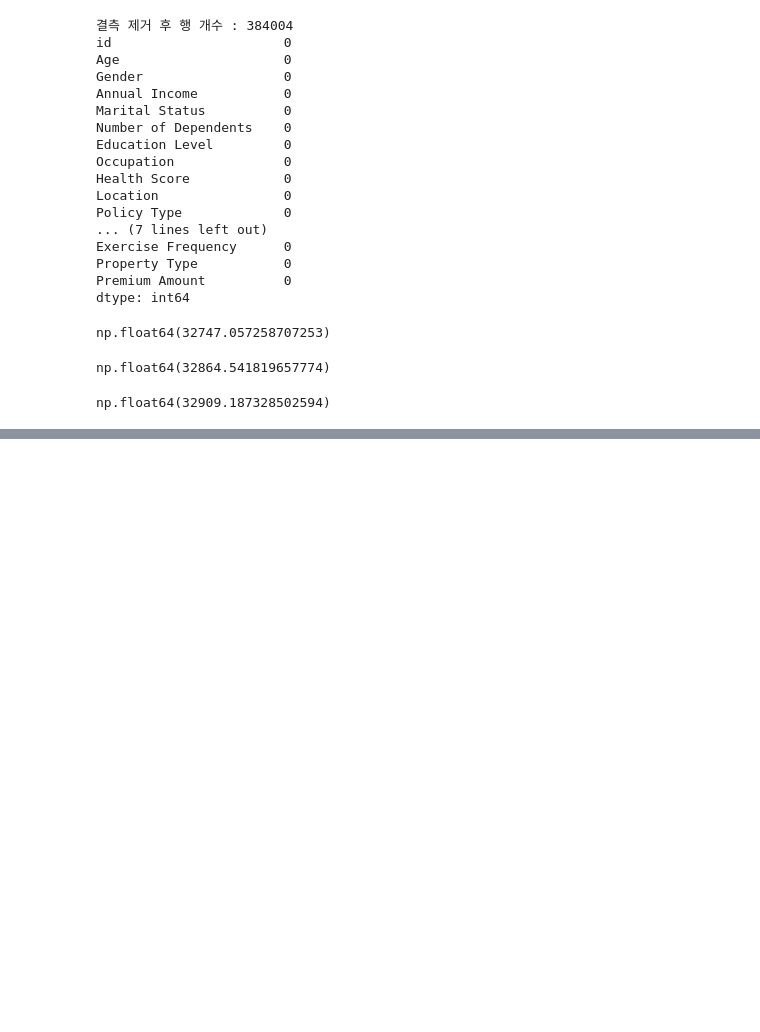
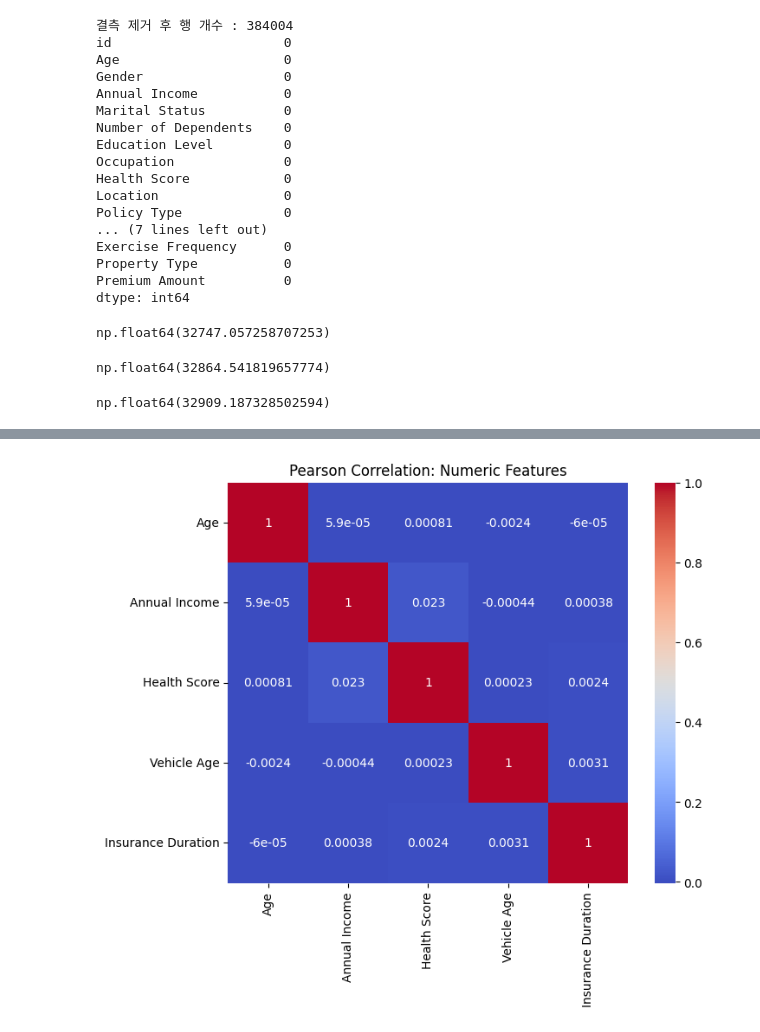
Before and after one commit to kdw434/4gun4_new_project, a Jupyter notebook: dongwan/dongwan.ipynb, the cells around one changed output, grey strips where cells are left out. Saved outputs shown, nothing was run; the diff lists cells and outputs as text; code cells hidden in the pictures; blank space fills up the shorter version.

Commit message:
TEST4

```diff
--- a/dongwan/dongwan.ipynb
+++ b/dongwan/dongwan.ipynb
@@ -64,0 +104,12 @@ np.float64(32909.187328502594)
+# %%
+import numpy as np
+
+
+# 결측 플래그 생성
+train['Number_of_Dependents_missing'] = train['Number of Dependents'].isnull().astype(int)
+
+
+# 구간화 예시 (0명, 1~2명, 3명 이상)
+bins = [-np.inf, 0, 2, np.inf]
+labels = ['0', '1-2', '3+']
+train['Number_of_Dependents_bin'] = pd.cut(train['Number of Dependents'], bins=bins, labels=labels)
@@ -64,0 +141,6 @@ np.float64(32909.187328502594)
+# %%
+# Vehicle Age 결측 행 삭제
+train = train[train['Vehicle Age'].notnull()]
+
+# Insurance Duration 결측 행 삭제
+train = train[train['Insurance Duration'].notnull()]
@@ -64,0 +355,68 @@ np.float64(32909.187328502594)
+# %%
+import pandas as pd
+import numpy as np
+import seaborn as sns
+import matplotlib.pyplot as plt
+import scipy.stats as stats
+from sklearn.feature_selection import mutual_info_regression
+from sklearn.preprocessing import LabelEncoder
+# 전처리: Number_of_Dependents_bin 생성
+train['Number of Dependents'] = train['Number of Dependents'].fillna(0)
+def bin_dependents(x):
+    if x == 0:
+        return '0'
+    elif x <= 2:
+        return '1-2'
+    else:
+        return '3+'
+train['Number_of_Dependents_bin'] = train['Number of Dependents'].apply(bin_dependents)
+# 1) 수치형 간 Pearson 상관분석
+num_cols = ['Age', 'Annual Income', 'Health Score', 'Vehicle Age', 'Insurance Duration']
+corr = train[num_cols].corr(method='pearson')
+plt.figure(figsize=(8, 6))
+sns.heatmap(corr, annot=True, cmap='coolwarm', square=True)
+plt.title('Pearson Correlation: Numeric Features')
+plt.show()
+# 2) 범주형-수치형 분석: Boxplot + ANOVA
+sns.boxplot(x='Marital Status', y='Age', data=train)
+plt.title(' Age by Marital Status')
+plt.show()
+grouped = [train.loc[train['Marital Status'] == g, 'Age'].dropna() for g in train['Marital Status'].unique()]
+anova_result = stats.f_oneway(*grouped)
+print('ANOVA p-value:', anova_result.pvalue)
+# 3) 범주형-범주형 분석: 카이제곱 + Cramér’s V + Countplot
+contingency = pd.crosstab(train['Marital Status'], train['Number_of_Dependents_bin'])
+chi2, p, dof, expected = stats.chi2_contingency(contingency)
+print('Chi2-test p-value:', p)
+def cramers_v(conf_matrix):
+    chi2 = stats.chi2_contingency(conf_matrix)[0]
+    n = conf_matrix.sum().sum()
+    r, k = conf_matrix.shape
+    return np.sqrt(chi2 / (n * (min(r, k)-1)))
+print("Cramér’s V:", cramers_v(contingency))
+sns.countplot(data=train, x='Marital Status', hue='Number_of_Dependents_bin')
+plt.title('Countplot of Marital Status by Dependents Bin')
+plt.xticks(rotation=45)
+plt.tight_layout()
+plt.show()
+# 4) Mutual Information 분석 (혼합형)
+df_enc = train.copy()
+# 범주형 변수 인코딩
+for col in df_enc.select_dtypes(include=['object', 'category']).columns:
+    df_enc[col] = LabelEncoder().fit_transform(df_enc[col].astype(str))
+# Y값 (target 변수) 설정
+y = df_enc['Premium Amount']  # ← target 변수명 필요 시 수정
+X = df_enc.drop(columns=['Premium Amount'])
+# Mutual Information 계산
+mi = mutual_info_regression(X, y, discrete_features='auto')
+mi_df = pd.DataFrame({'feature': X.columns, 'mutual_info': mi})
+mi_df = mi_df.sort_values(by='mutual_info', ascending=False)
+# 시각화
+plt.figure(figsize=(12, 6))
+sns.barplot(x='feature', y='mutual_info', data=mi_df)
+plt.title('Mutual Information with Target')
+plt.xticks(rotation=90)
+plt.tight_layout()
+plt.show()
+# %% [output]
+[figure, added]
```
Also changed, not shown: parts of 16 cells of this notebook, 11 other files.
